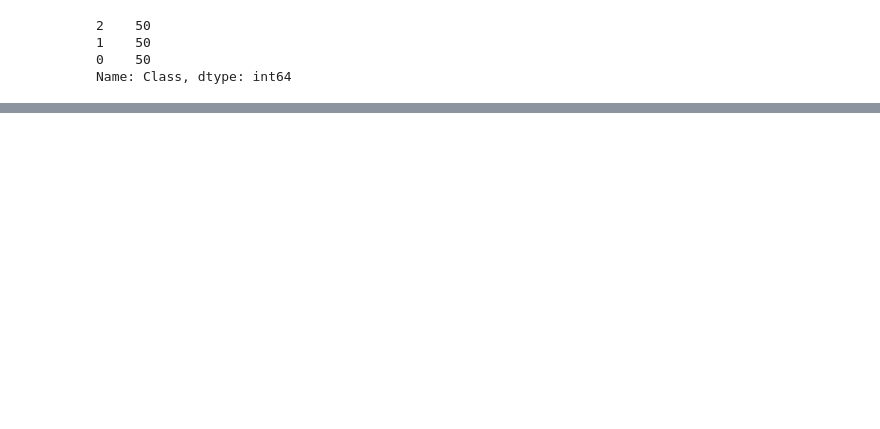
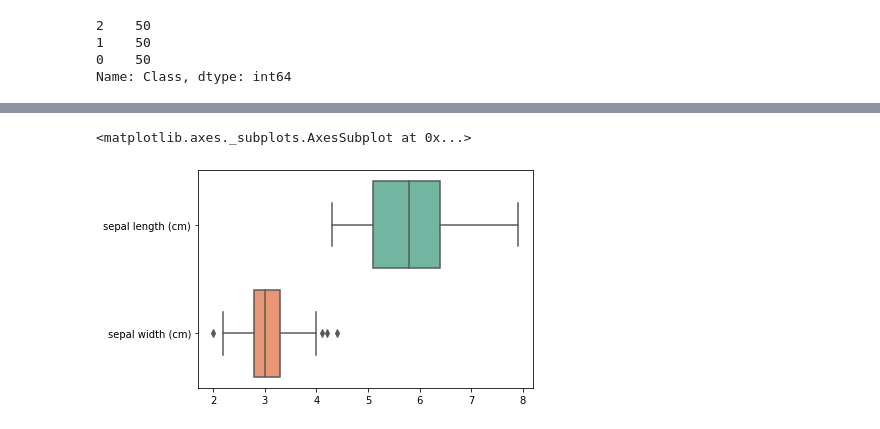
Before and after one commit to sandipanpaul21/Machine-Learning-in-Python-Code, a Jupyter notebook: 02_Univariate_Analysis.ipynb, the cells around one changed output, grey strips where cells are left out. Saved outputs shown, nothing was run; the diff lists cells and outputs as text; code cells hidden in the pictures; blank space fills up the shorter version.

```diff
--- a/02_Univariate_Analysis.ipynb
+++ b/02_Univariate_Analysis.ipynb
@@ -197,0 +287,6 @@ Name: Class, dtype: int64
+# %%
+# Suppose we want to compare two variables
+sns.boxplot(data = iris_pd, orient= 'h', palette= 'Set2', order = ['sepal length (cm)','sepal width (cm)'])
+# %% [output]
+<matplotlib.axes._subplots.AxesSubplot at 0x...>
+[figure, added]
```
Also changed, not shown: parts of 27 cells of this notebook.
